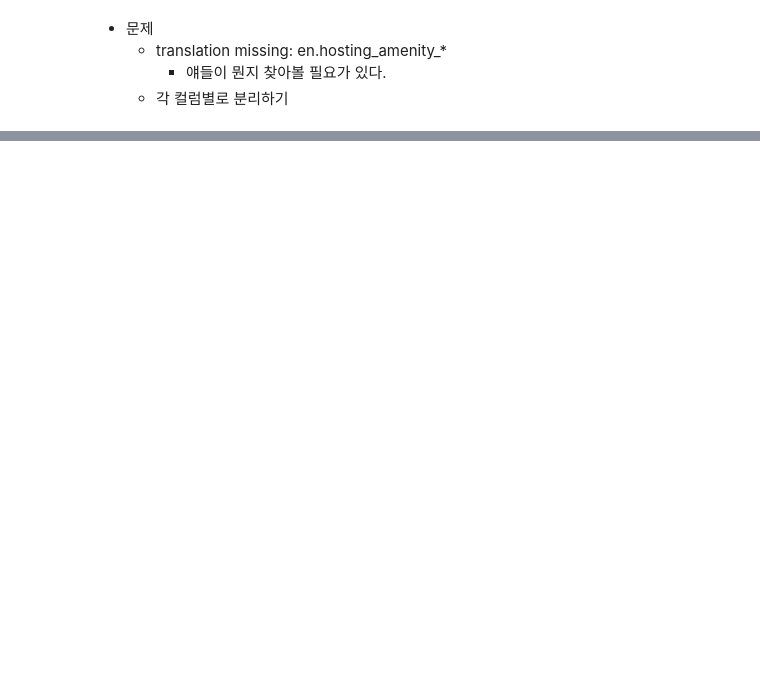
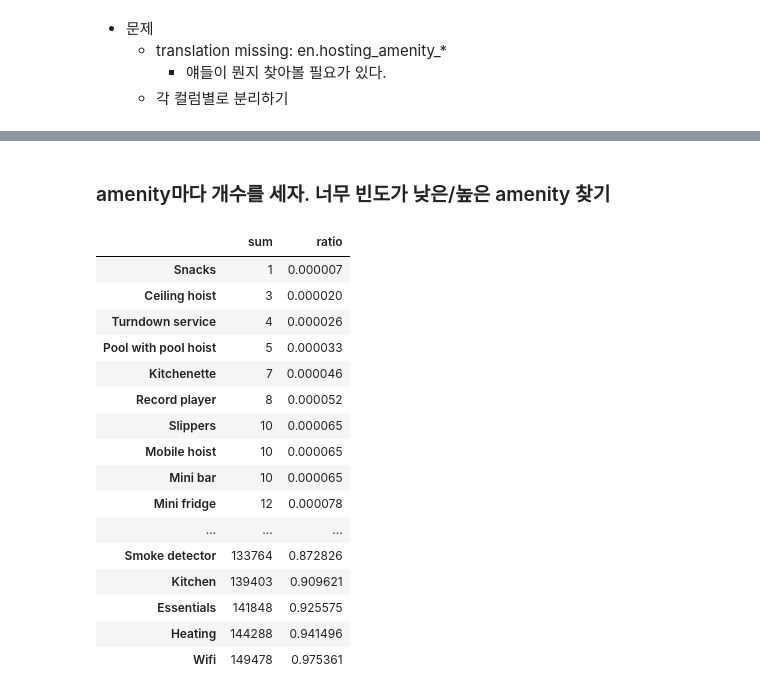
Before and after one commit to whitw/CAUBigdata, a Jupyter notebook: run.ipynb, the cells around one changed output, grey strips where cells are left out. Saved outputs shown, nothing was run; the diff lists cells and outputs as text; code cells hidden in the pictures; blank space fills up the shorter version.

```diff
--- a/run.ipynb
+++ b/run.ipynb
@@ -494,0 +599,28 @@ Name: amenities, Length: 153254, dtype: object
+# %% [markdown]
+### amenity마다 개수를 세자. 너무 빈도가 낮은/높은 amenity 찾기
+# %%
+from IPython.display import display
+#pd.options.display.max_rows = None
+
+amenity_ratio = pd.concat([amenity_df.sum(axis=0), amenity_df.sum(axis=0)/amenity_df.shape[0]], axis=1)
+amenity_ratio.columns = ['sum', 'ratio']
+display(amenity_ratio.sort_values(by='ratio'))
+pd.options.display.max_rows = 30
+# %% [output]
+|  | sum | ratio |
+| Snacks | 1 | 0.000007 |
+| Ceiling hoist | 3 | 0.000020 |
+| Turndown service | 4 | 0.000026 |
+| Pool with pool hoist | 5 | 0.000033 |
+| Kitchenette | 7 | 0.000046 |
+| Record player | 8 | 0.000052 |
+| Slippers | 10 | 0.000065 |
+| Mobile hoist | 10 | 0.000065 |
+| Mini bar | 10 | 0.000065 |
+| Mini fridge | 12 | 0.000078 |
+| ... | ... | ... |
+| Smoke detector | 133764 | 0.872826 |
+| Kitchen | 139403 | 0.909621 |
+| Essentials | 141848 | 0.925575 |
+| Heating | 144288 | 0.941496 |
+| Wifi | 149478 | 0.975361 |
```
Also changed, not shown: parts of 21 cells of this notebook, 1 other file.
